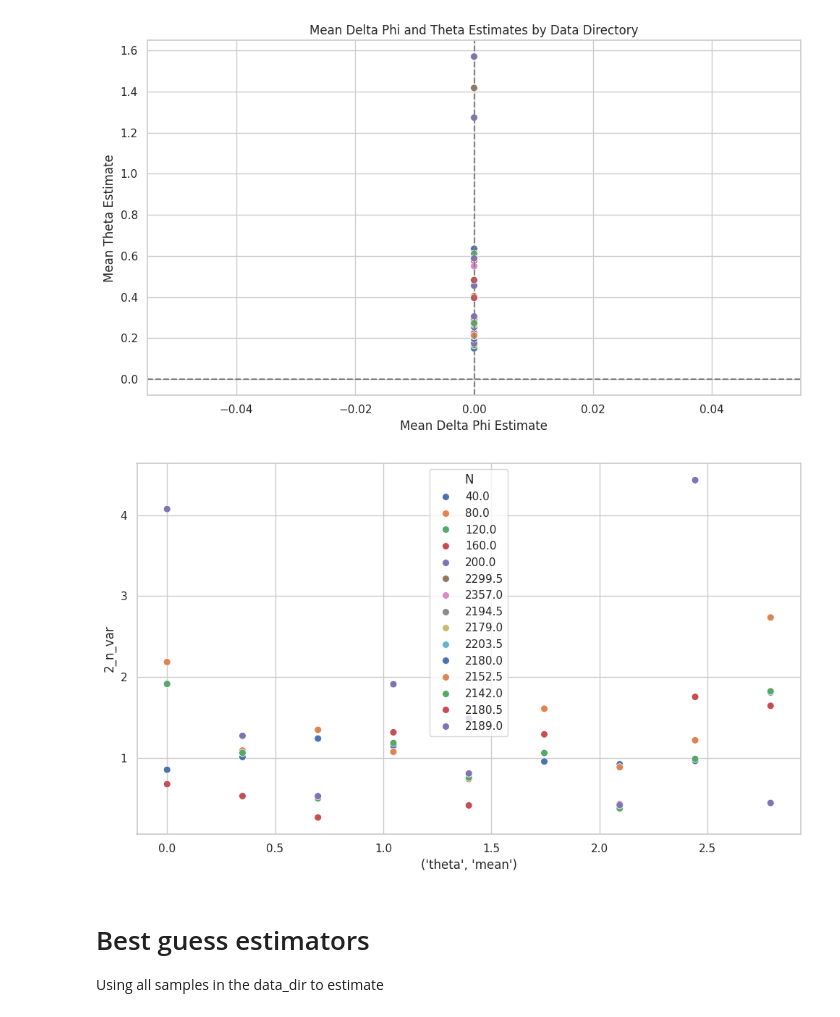
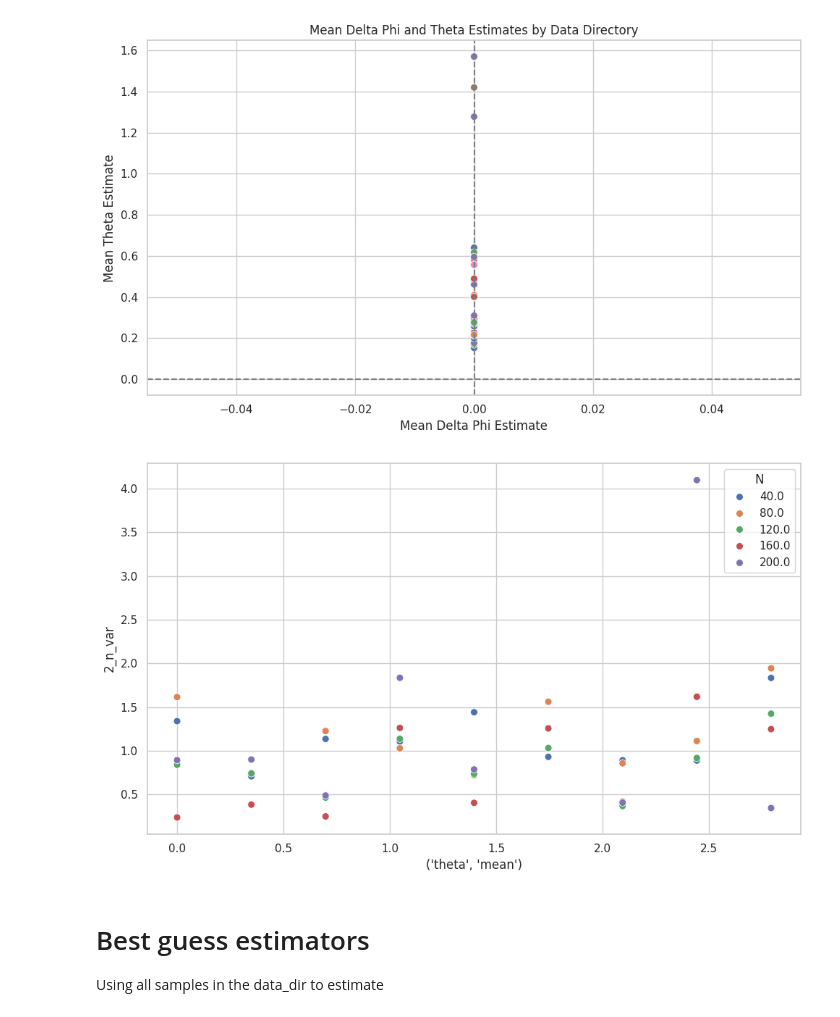
Before and after one commit to josephniblo/multi-parameter-estimation, a Jupyter notebook: multi-parameter-estimation/post-processing/5_analyse_estimates.ipynb, the cells around one changed output. Saved outputs shown, nothing was run; the diff lists cells and outputs as text; code cells hidden in the pictures.

```diff
--- a/multi-parameter-estimation/post-processing/5_analyse_estimates.ipynb
+++ b/multi-parameter-estimation/post-processing/5_analyse_estimates.ipynb
@@ -201,0 +204,3 @@ plt.show()
+# %%
+fixed_n_estimates_summary_df = estimates_summary_df[estimates_summary_df["N"].isin([40, 80, 120, 160, 200])].reset_index(drop=True)
+fixed_n_estimates_summary_df
@@ -237,17 +261,17 @@ plt.show()
 # %%
 # plot the variances against the true value of theta as a scatter plot
 plt.figure(figsize=(10, 6))
-sns.scatterplot(data=estimates_summary_df, x=("theta", "mean"), y=("2_n_var"),
-                hue=estimates_summary_df["N"].astype(str),
+sns.scatterplot(data=fixed_n_estimates_summary_df, x=("theta", "mean"), y=("2_n_var"),
+                hue=fixed_n_estimates_summary_df["N"].astype(str),
                 palette="deep", s=50)
 
 
 plt.tight_layout()
 file_name = os.path.join(repo_root, "multi-parameter-estimation", "post-processing", "variance_theta_delta_phi_estimates_by_data_dir.png")
 plt.savefig(file_name, dpi=300)
 plt.show()
 # %% [output]
-[figure, old version]
+[figure, new version]
 # %% [markdown]
 # Best guess estimators
 
```
Also changed, not shown: parts of 11 cells of this notebook, 1 other file.
